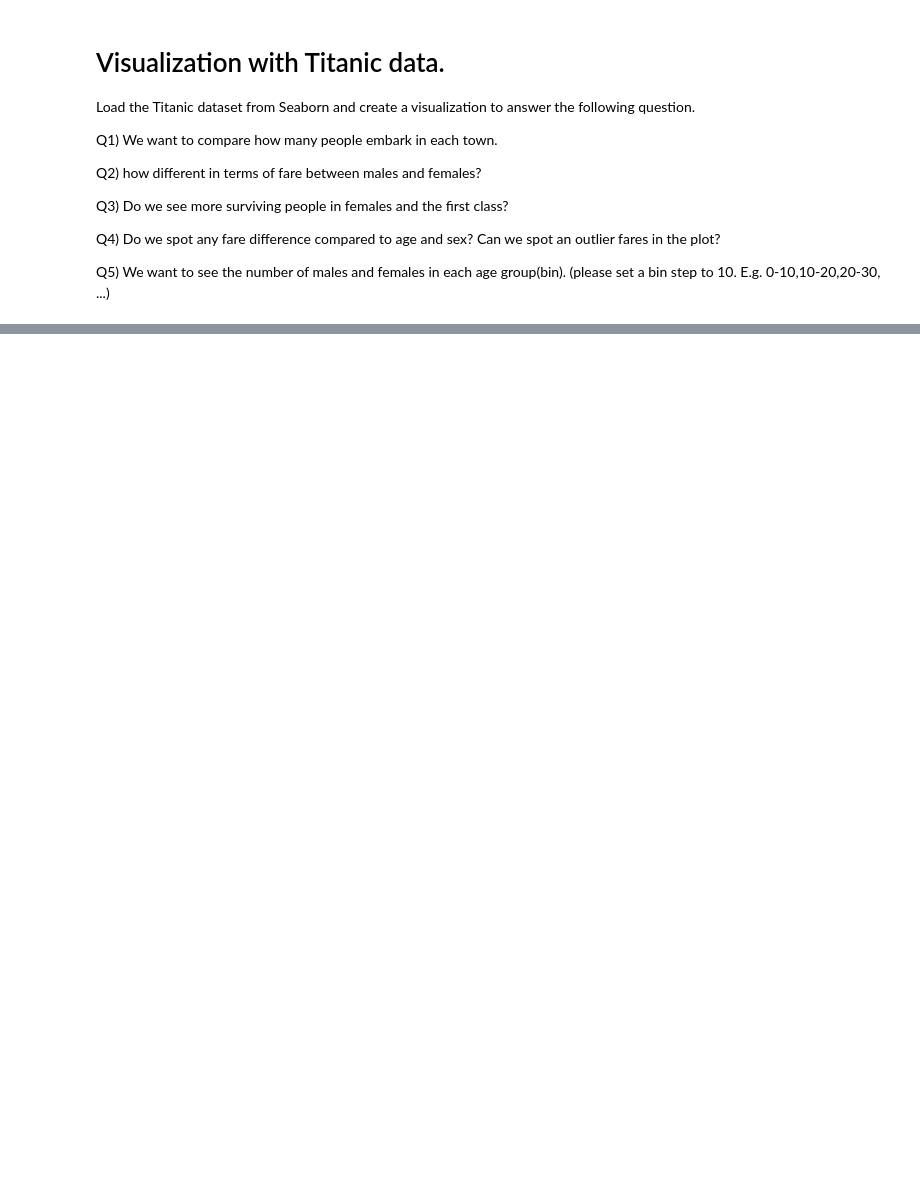
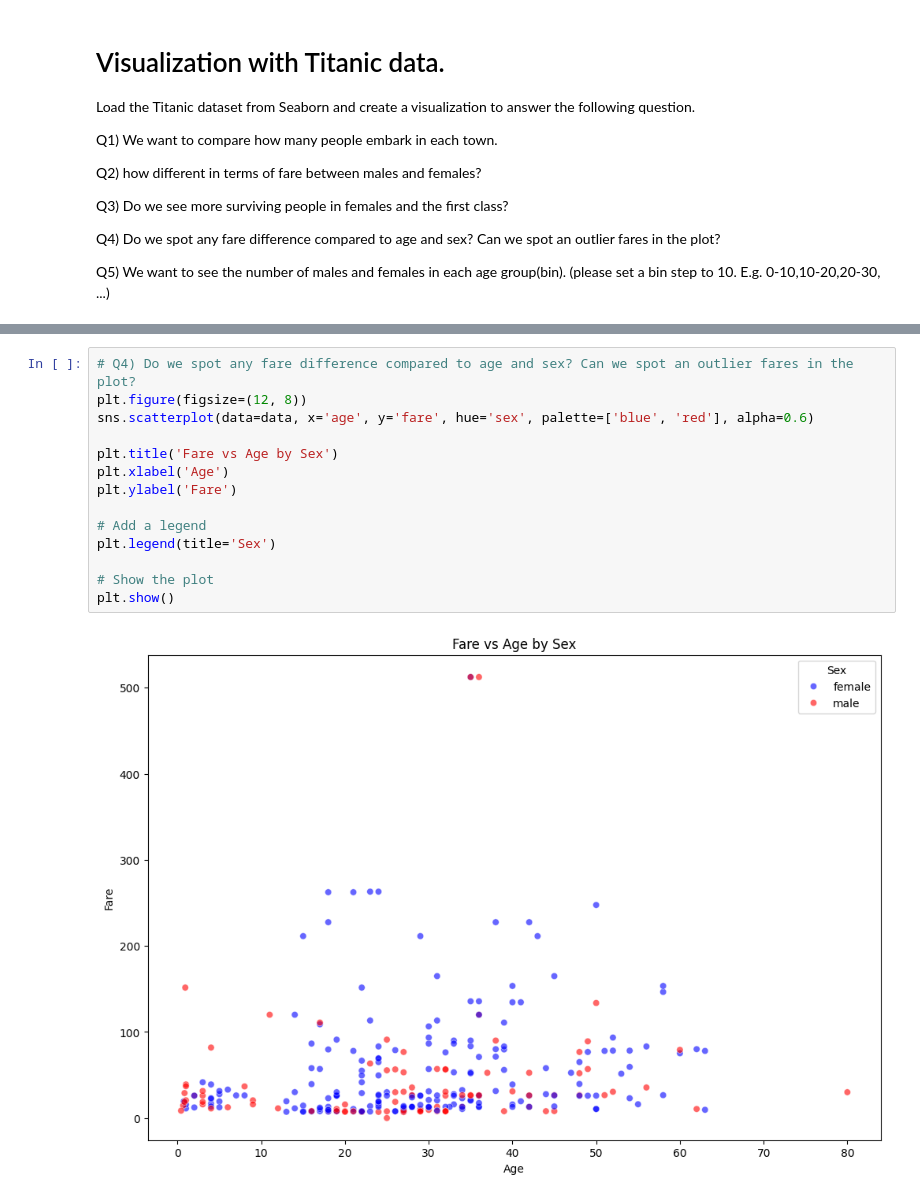
Before and after one commit to firstChetsadakon/myLearnPython, a Jupyter notebook: Chetsadakon_Kongphasuk_of_[Week13_lab]_data_visualization.ipynb, the cells around one changed output, grey strips where cells are left out. Drawn from its saved outputs; the diff is of its cells as text; blank space fills up the shorter version.

```diff
--- a/Chetsadakon_Kongphasuk_of_[Week13_lab]_data_visualization.ipynb
+++ b/Chetsadakon_Kongphasuk_of_[Week13_lab]_data_visualization.ipynb
@@ -40,0 +62,16 @@ print(data)
+# %%
+# Q4) Do we spot any fare difference compared to age and sex? Can we spot an outlier fares in the plot?
+plt.figure(figsize=(12, 8))
+sns.scatterplot(data=data, x='age', y='fare', hue='sex', palette=['blue', 'red'], alpha=0.6)
+
+plt.title('Fare vs Age by Sex')
+plt.xlabel('Age')
+plt.ylabel('Fare')
+
+# Add a legend
+plt.legend(title='Sex')
+
+# Show the plot
+plt.show()
+# %% [output]
+[figure, added]
```
Also changed, not shown: parts of 5 cells of this notebook.
